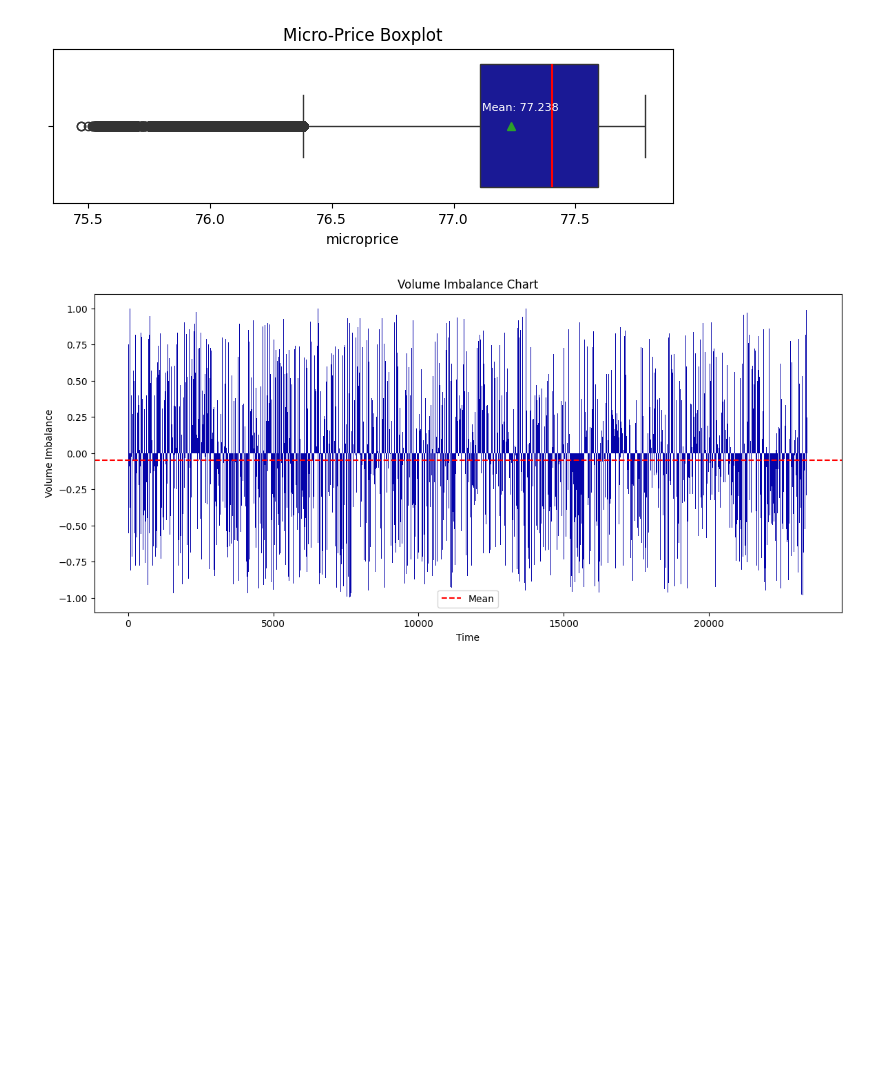
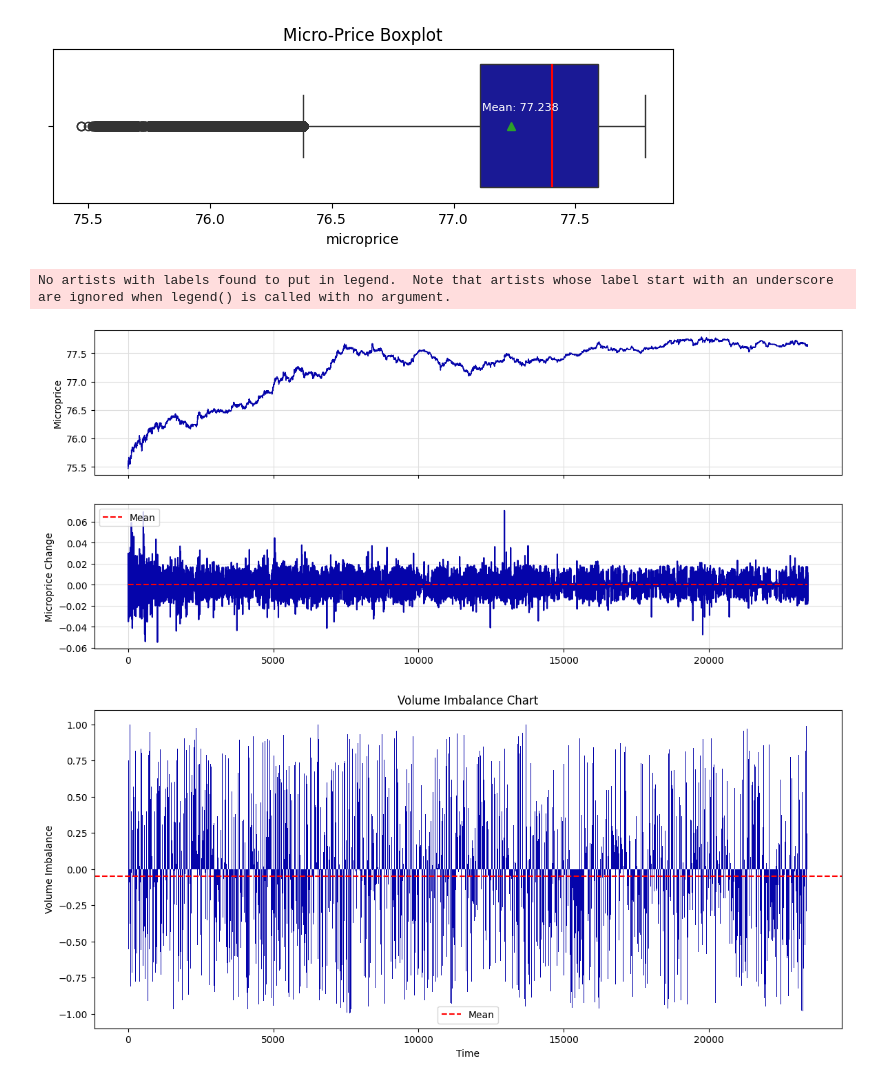
Before and after one commit to ROB-MRS/High-Frequency-Trading-Assignment-I, a Jupyter notebook: Question_I.ipynb, the cells around one changed output. Drawn from its saved outputs; the diff is of its cells as text; code cells hidden in the pictures; blank space fills up the shorter version.

```diff
--- a/Question_I.ipynb
+++ b/Question_I.ipynb
@@ -123,6 +151,29 @@ plt.title('Micro-Price Boxplot')
 # %% [output]
 Text(0.5, 1.0, 'Micro-Price Boxplot')
 [figure]
+# %%
+fig, (ax1, ax2) = plt.subplots(2, 1, figsize=(14, 6), sharex=True)
+
+# Top chart: Closing Prices
+ax1.plot(DATA.index, DATA['microprice'], color='#0504aa', linewidth=1)
+ax1.set_ylabel('Microprice')
+ax1.grid(True, color="#dedede")
+
+
+# Bottom chart: Returns
+ax2.plot(DATA.index, DATA['microprice'].diff(), color='#0504aa')
+ax2.set_ylabel('Microprice Change')
+ax2.legend(loc='upper left')
+ax2.grid(True, color="#dedede")  # Set grid on both major and minor tick marks
+
+# Apply a 50-day simple moving average on the Returns
+ax2.hlines(DATA['microprice'].diff().mean(), DATA.index[0], DATA.index[-1], color='red', linestyle='--', label='Mean')
+ax2.legend(loc='upper left')
+
+plt.show()
+# %% [output]
+No artists with labels found to put in legend.  Note that artists whose label start with an underscore are ignored when legend() is called with no argument.
+[figure, added]
 # %%
 plt.figure(figsize=(14, 6))
 plt.bar(DATA.index, DATA['imbalance'], color='#0504aa')
```
Also changed, not shown: parts of 3 cells of this notebook, 2 other files.
